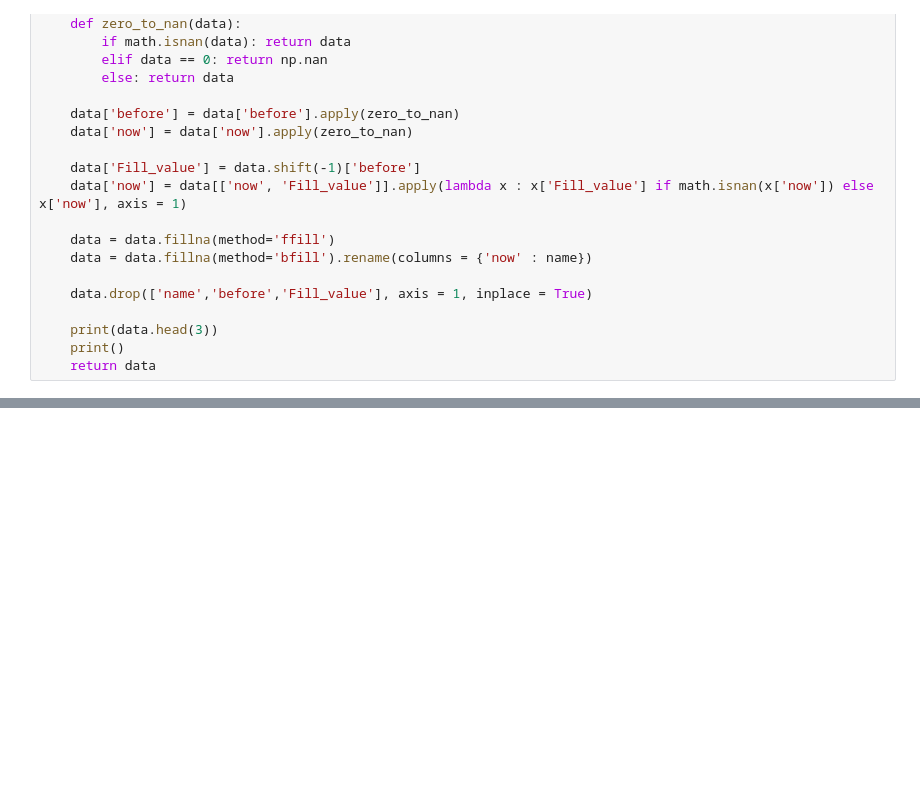
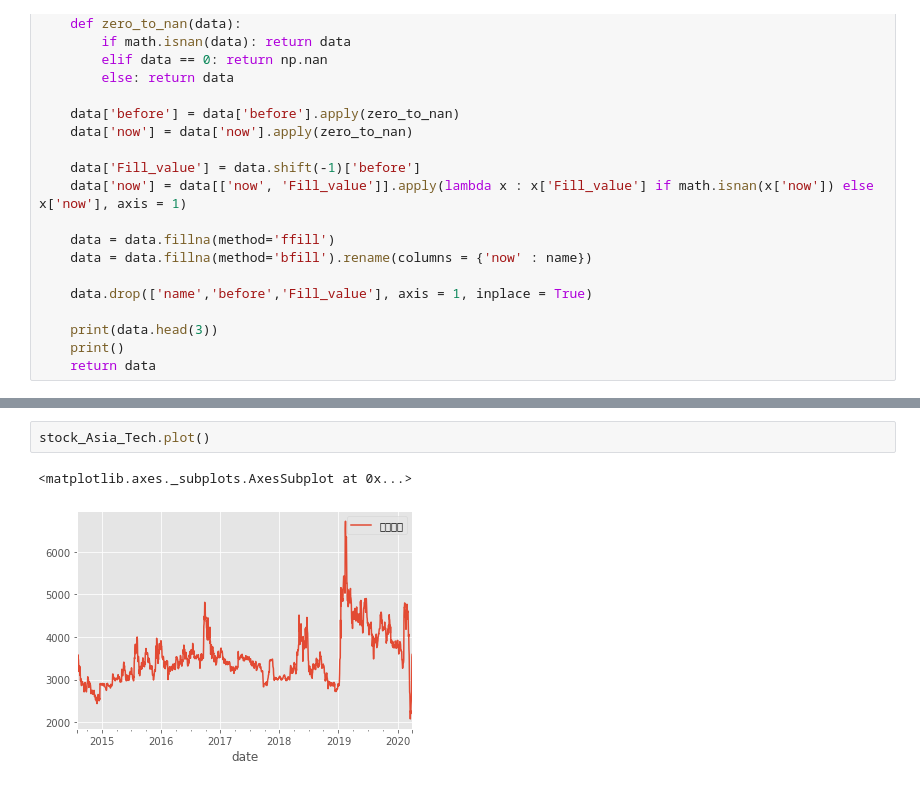
Before and after one commit to sunnight9507/BitAcademy, a Jupyter notebook: Project/All_data_processing.ipynb, the cells around one changed output, grey strips where cells are left out. Cells and saved outputs as stored; diff of their text form; blank space fills up the shorter version.

```diff
--- a/Project/All_data_processing.ipynb
+++ b/Project/All_data_processing.ipynb
@@ -520,0 +536,5 @@ result_data.corr().loc['potato':, 'stock_Farming':].style.background_gradient(cm
+# %%
+stock_Asia_Tech.plot()
+# %% [output]
+<matplotlib.axes._subplots.AxesSubplot at 0x...>
+[figure, added]
```
Also changed, not shown: parts of 4 cells of this notebook, 2 other files.
